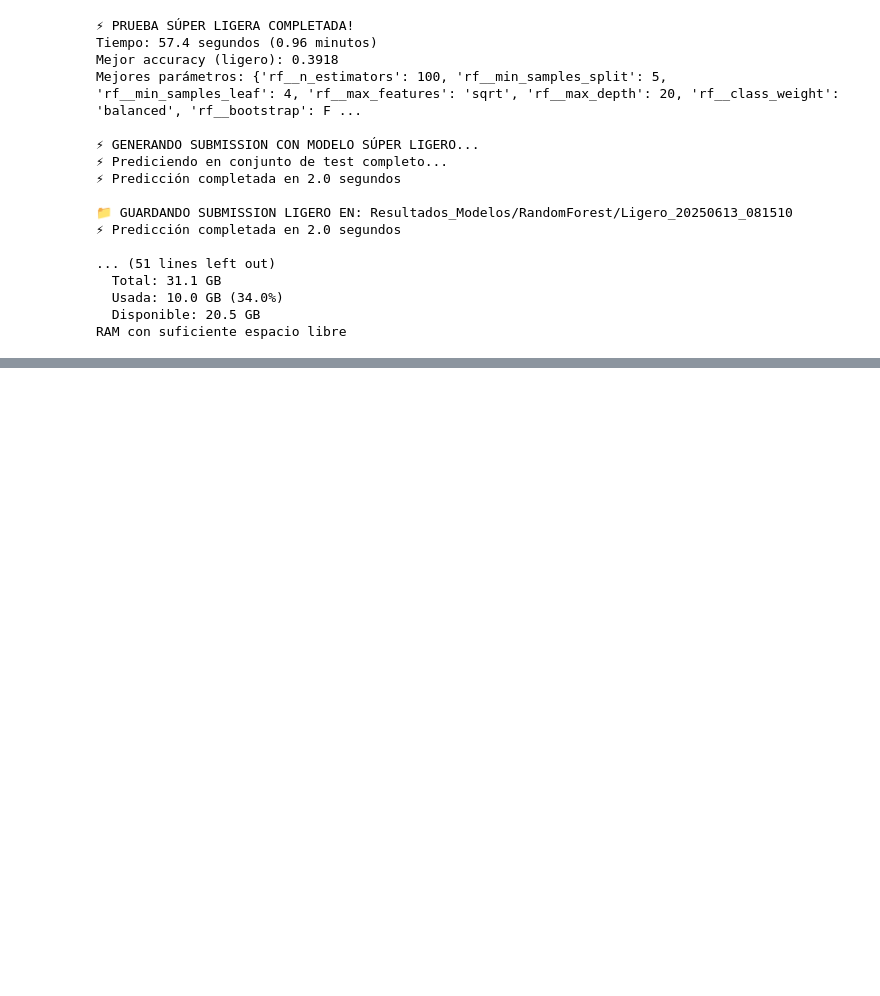
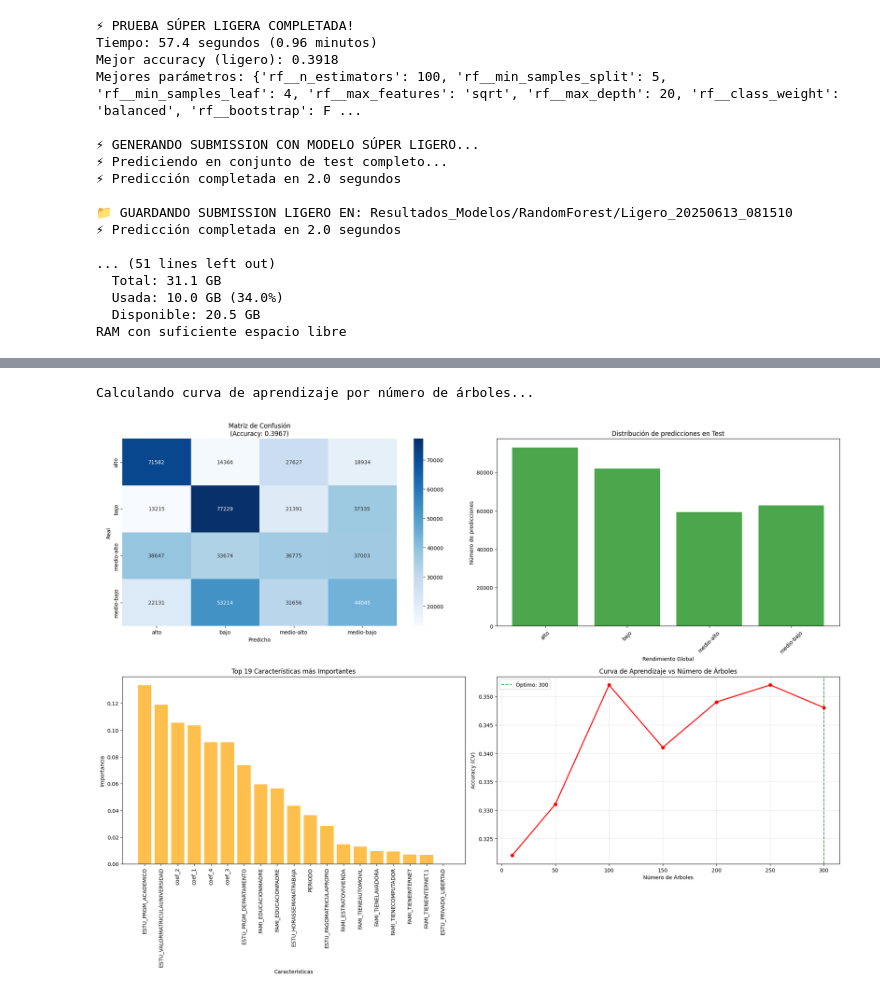
Before and after one commit to cesarparra96/InteligenciaArtificial-UdeA20251, a Jupyter notebook: 04 - modelo Random Forest.ipynb, the cells around one changed output, grey strips where cells are left out. Drawn from its saved outputs; the diff is of its cells as text; code cells hidden in the pictures; blank space fills up the shorter version.

```diff
--- a/04 - modelo Random Forest.ipynb
+++ b/04 - modelo Random Forest.ipynb
@@ -557,84 +605,33 @@ print("Calculando curva de aprendizaje por número de árboles...")
 for n_est in tqdm(n_estimators_range, desc="Evaluando árboles"):
     rf_temp = RandomForestClassifier(
         n_estimators=n_est,
         max_depth=random_search.best_params_['rf__max_depth'],
         min_samples_split=random_search.best_params_['rf__min_samples_split'],
         min_samples_leaf=random_search.best_params_['rf__min_samples_leaf'],
         max_features=random_search.best_params_['rf__max_features'],
         random_state=42,
         n_jobs=-1
     )
     # Usar solo una muestra para acelerar
     sample_size = min(1000, len(X))
     X_sample = X.sample(n=sample_size, random_state=42)
     y_sample = y.loc[X_sample.index]
 
     score = cross_val_score(rf_temp, X_sample, y_sample, cv=3, scoring='accuracy').mean()
     scores_by_trees.append(score)
 
 axes[1,1].plot(n_estimators_range, scores_by_trees, 'o-', color='red', linewidth=2, markersize=6)
 axes[1,1].set_xlabel('Número de Árboles')
 axes[1,1].set_ylabel('Accuracy (CV)')
 axes[1,1].set_title('Curva de Aprendizaje vs Número de Árboles')
 axes[1,1].grid(True, alpha=0.3)
 axes[1,1].axvline(x=random_search.best_params_['rf__n_estimators'],
                   color='green', linestyle='--', alpha=0.7,
                   label=f"Óptimo: {random_search.best_params_['rf__n_estimators']}")
 axes[1,1].legend()
 
 plt.tight_layout()
 plt.show()
-
-# Configuración de búsqueda OPTIMIZADA
-random_search_optimizado = RandomizedSearchCV(
-    pipe_optimizado,
-    param_distributions=param_distributions_optimizado,
-    n_iter=20,           # Reducido para velocidad
-    cv=cv_optimizado,    # 5-fold
-    scoring='accuracy',
-    n_jobs=1,            # RandomizedSearchCV secuencial, RF usa 12 cores
-    verbose=2,
-    random_state=42,
-    return_train_score=False,  # Sin train score para velocidad
-    pre_dispatch='1*n_jobs'    # Menos dispatch para control de memoria
-)
-
-# Wrapper con barra de progreso usando tqdm
-def fit_with_progress_optimizado(search_cv, X, y):
-    """Entrena el modelo optimizado con barra de progreso"""
-    n_iter = search_cv.n_iter
-
-    print(f"🚀 Entrenando {n_iter} modelos Random Forest OPTIMIZADOS...")
-    with tqdm(total=n_iter, desc='🚀 RF Optimizado', unit='modelo') as pbar:
-        original_run_search = search_cv._run_search
-
-        def wrapped_run_search(evaluate_candidates):
-            def wrapped_evaluate(candidate_params):
-                results = evaluate_candidates(candidate_params)
-                pbar.update(len(candidate_params))
-                return results
-            return original_run_search(wrapped_evaluate)
-
-        search_cv._run_search = wrapped_run_search
-
-        try:
-            return search_cv.fit(X, y)
-        finally:
-            search_cv._run_search = original_run_search
-
-print("🚀 Iniciando entrenamiento OPTIMIZADO de Random Forest...")
-print("IMPORTANTE: Sin bootstrap = 10x más rápido que configuración anterior")
-random_search_optimizado = fit_with_progress_optimizado(random_search_optimizado, X, y)
-elapsed = time.time() - start_time
-
-print(f"\n🚀 ENTRENAMIENTO OPTIMIZADO COMPLETADO!")
-print(f"Hora de finalización: {time.strftime('%H:%M:%S')}")
-print(f"Tiempo real: {elapsed/60:.2f} minutos")
-print(f"Aceleración vs configuración anterior: ~10x más rápido")
-
-print(f"\nMONITOREO POST-ENTRENAMIENTO:")
-final_memory = monitor_memory()
-
-# Actualizar la variable para el resto del código
-random_search = random_search_optimizado
-best_model = random_search.best_estimator_
+# %% [output]
+Calculando curva de aprendizaje por número de árboles...
+[figure, added]
```
Also changed, not shown: parts of 7 cells of this notebook, 6 other files.
